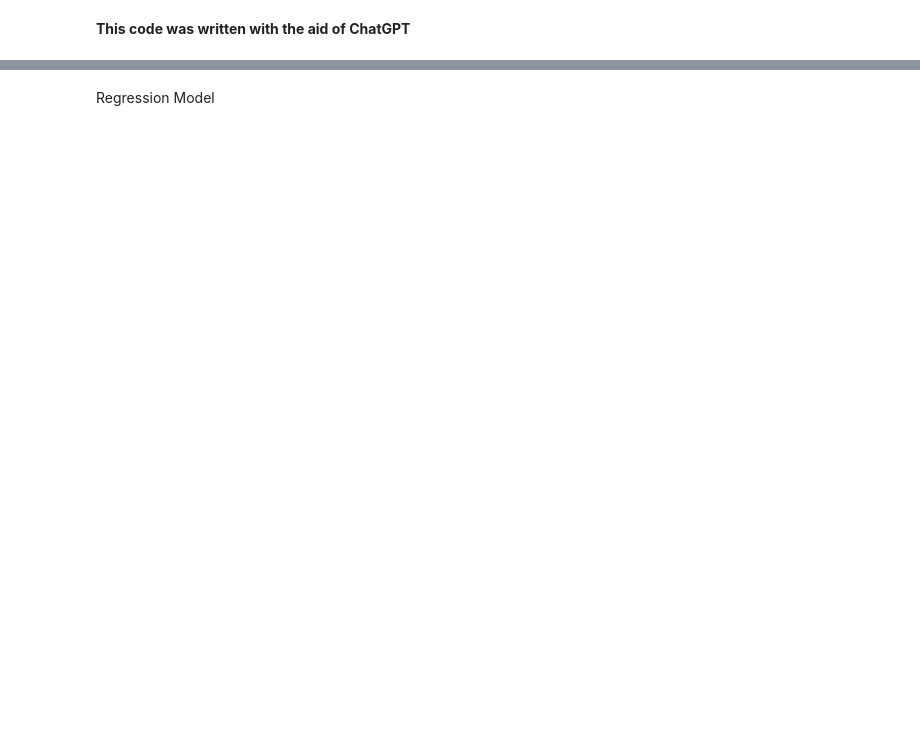
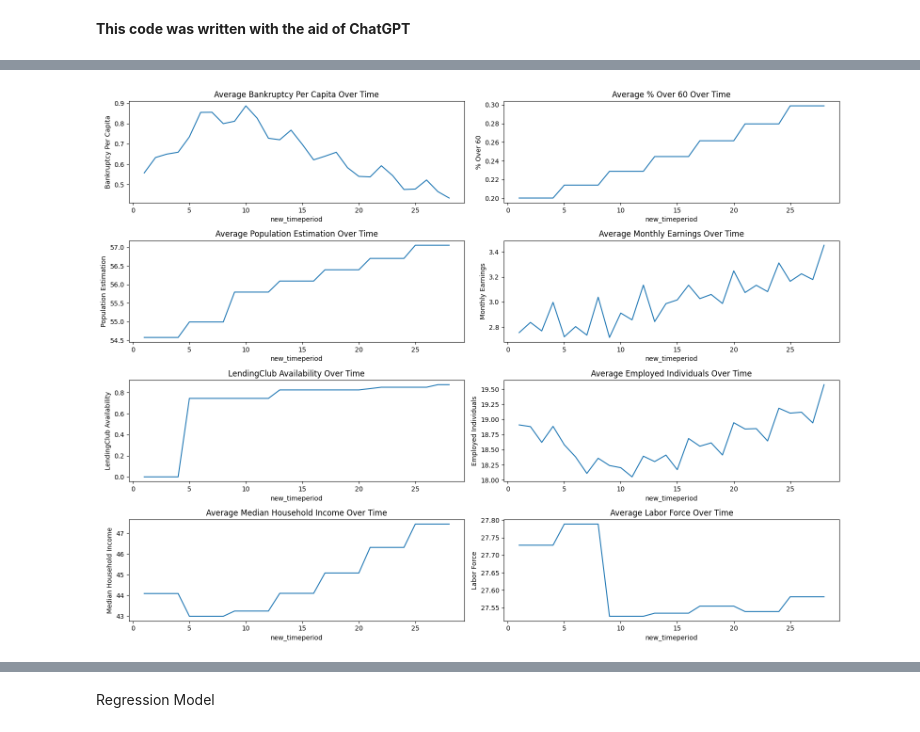
Before and after one commit to ipediz/BachehayekhafaneTMU, a Jupyter notebook: Panel_OLS_Regression.ipynb, the cells around one changed output, grey strips where cells are left out. Drawn from its saved outputs; the diff is of its cells as text; code cells hidden in the pictures; blank space fills up the shorter version.

```diff
--- a/Panel_OLS_Regression.ipynb
+++ b/Panel_OLS_Regression.ipynb
@@ -66,0 +90,40 @@ print(table)
+# %%
+fig, axes = plt.subplots(4, 2, figsize=(16, 12))
+
+# Time series plot for the same variables, showing how they evolve over time
+Data.groupby('new_timeperiod')['bankruptcy_per_capita'].mean().plot(ax=axes[0, 0])
+axes[0, 0].set_title('Average Bankruptcy Per Capita Over Time')
+axes[0, 0].set_ylabel('Bankruptcy Per Capita')
+
+Data.groupby('new_timeperiod')['percent_over_60'].mean().plot(ax=axes[0, 1])
+axes[0, 1].set_title('Average % Over 60 Over Time')
+axes[0, 1].set_ylabel('% Over 60')
+
+Data.groupby('new_timeperiod')['population_estimation'].mean().plot(ax=axes[1, 0])
+axes[1, 0].set_title('Average Population Estimation Over Time')
+axes[1, 0].set_ylabel('Population Estimation')
+
+Data.groupby('new_timeperiod')['monthly_earnings'].mean().plot(ax=axes[1, 1])
+axes[1, 1].set_title('Average Monthly Earnings Over Time')
+axes[1, 1].set_ylabel('Monthly Earnings')
+
+Data.groupby('new_timeperiod')['lending_club_available'].mean().plot(ax=axes[2, 0])
+axes[2, 0].set_title('LendingClub Availability Over Time')
+axes[2, 0].set_ylabel('LendingClub Availability')
+
+Data.groupby('new_timeperiod')['employed_individuals'].mean().plot(ax=axes[2, 1])
+axes[2, 1].set_title('Average Employed Individuals Over Time')
+axes[2, 1].set_ylabel('Employed Individuals')
+
+Data.groupby('new_timeperiod')['medianhouseholdincome'].mean().plot(ax=axes[3, 0])
+axes[3, 0].set_title('Average Median Household Income Over Time')
+axes[3, 0].set_ylabel('Median Household Income')
+
+Data.groupby('new_timeperiod')['labor_force'].mean().plot(ax=axes[3, 1])
+axes[3, 1].set_title('Average Labor Force Over Time')
+axes[3, 1].set_ylabel('Labor Force')
+
+plt.tight_layout()
+plt.show()
+# %% [output]
+[figure, added]
```
Also changed, not shown: parts of 14 cells of this notebook.
